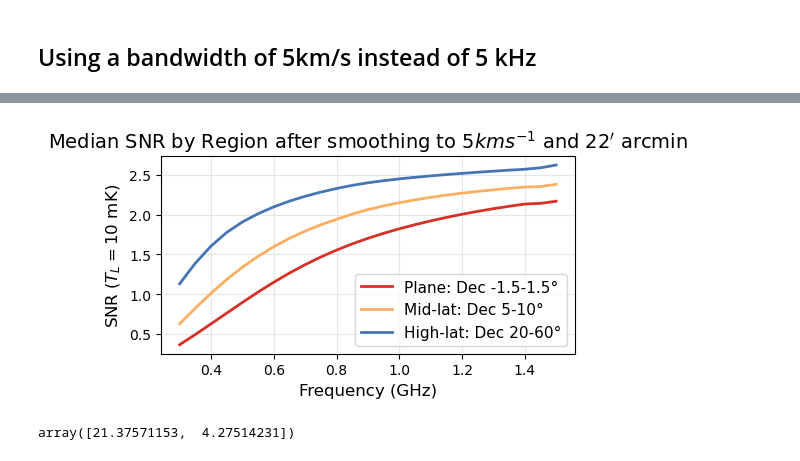
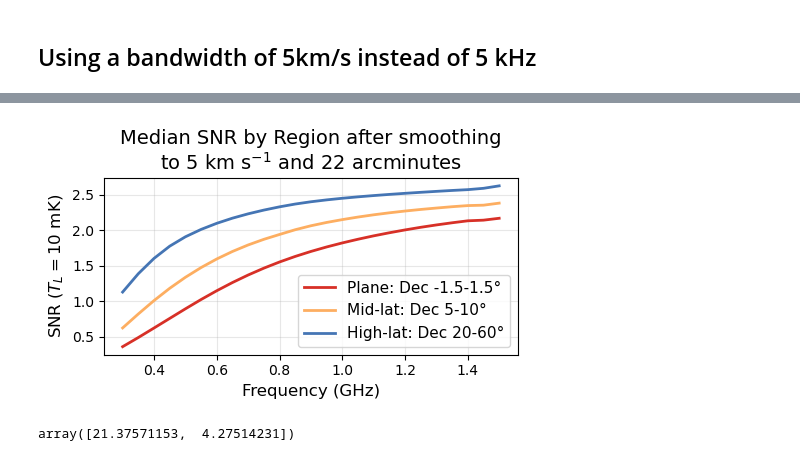
Before and after one commit to DuncanCSt/CHORD_Sensitivity, a Jupyter notebook: notebooks/sensitivity/SNR_by_region.ipynb, the cells around one changed output, grey strips where cells are left out. Cells and saved outputs as stored; diff of their text form; code cells hidden in the pictures.

Commit message:
Regenerate sensitivity/SIGGMA plots and update analysis notebooks

```diff
--- a/notebooks/sensitivity/SNR_by_region.ipynb
+++ b/notebooks/sensitivity/SNR_by_region.ipynb
@@ -276,21 +255,21 @@ SNR_map = signal_map / noise_map
 # %%
 plane = np.nanmedian(SNR_map[:, plane_mask], axis=1)
 mid_lat = np.nanmedian(SNR_map[:, mid_lat_mask], axis=1)
 high_lat = np.nanmedian(SNR_map[:, high_lat_mask], axis=1)
 
 plt.figure(figsize=(5, 3))
 plt.plot(f / 1e9, plane, label='Plane: Dec -1.5-1.5°', linewidth=2, color='#d73027')
 plt.plot(f / 1e9, mid_lat, label='Mid-lat: Dec 5-10°', linewidth=2, color='#fdae61')
 plt.plot(f / 1e9, high_lat, label='High-lat: Dec 20-60°', linewidth=2, color='#4575b4')
 plt.xlabel('Frequency (GHz)', fontsize=12)
 plt.ylabel('SNR ($T_L = 10$ mK)', fontsize=12)
-plt.title('Median SNR by Region after smoothing to $5 km s^{-1}$ and $22\'$ arcmin', fontsize=14)
+plt.title('Median SNR by Region after smoothing\nto 5 km s$^{-1}$ and $22$ arcminutes', fontsize=14)
 plt.legend(fontsize=11)
 plt.grid(True, alpha=0.3)
 plt.tight_layout()
 plt.savefig(output_dir / "smoothed_snr_by_region.png", dpi=300, bbox_inches="tight")
 # %% [output]
-[figure, old version]
+[figure, new version]
 # %%
 chord_tel = Telescope('CHORD')
 freqs = np.array([300e6, 1500e6], dtype=float)
```
Also changed, not shown: parts of 5 cells of this notebook, 11 other files.
